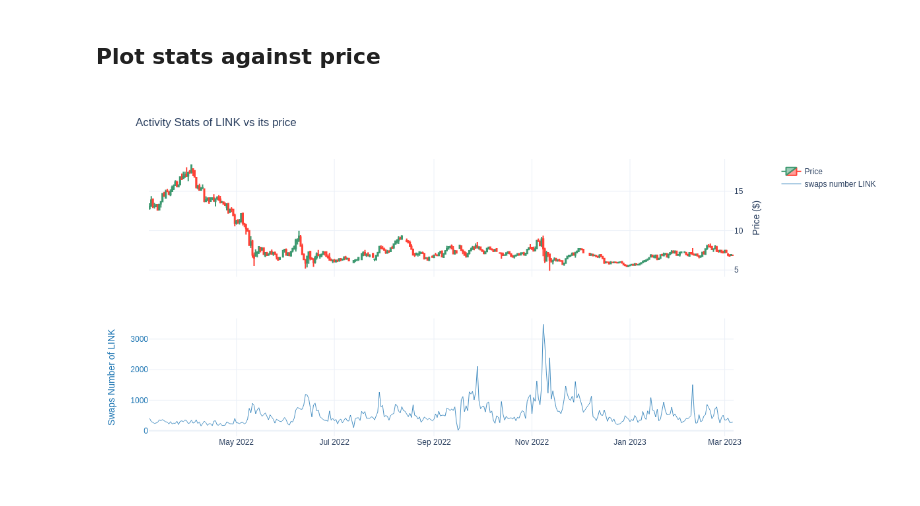
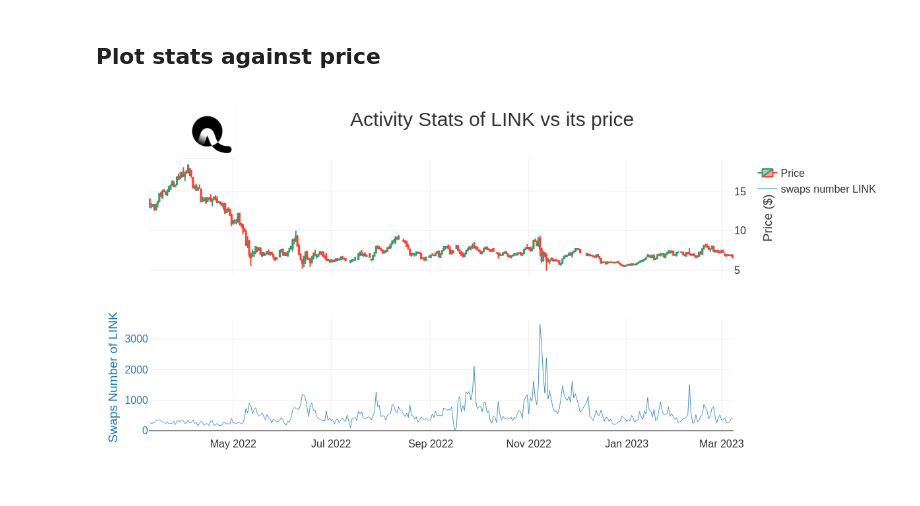
Before and after one commit to QuantNodeAI/quantnote-query-client, a Jupyter notebook: examples/LINK_info.ipynb, the cells around one changed output. Drawn from its saved outputs; the diff is of its cells as text; code cells hidden in the pictures.

```diff
--- a/examples/LINK_info.ipynb
+++ b/examples/LINK_info.ipynb
@@ -167,32 +168,32 @@ fig.update_layout(
     xaxis_rangeslider_visible=False,
     # paper_bgcolor='rgba(0,0,0,0)',
     # plot_bgcolor='rgba(0,0,0,0)',
     yaxis=dict(
         title="Price ($)",
         anchor="x",
         overlaying="y",
         side="right",
         tickmode="sync",
     ),
     legend=dict(
         yanchor="top",
         y=0.99,
         xanchor="right",
         x=1.25
     ),
-    template = "plotly_white"
+    template = "quantnote"
 )
 
 fig.update_yaxes(title="Swaps Number of {token}".format(token=token['symbol'][0]),
                  titlefont=dict(
                      color="#1f77b4"
                  ),
                  tickfont=dict(
                      color="#1f77b4"
                  ),
                  tickmode="sync",
                  row=2, col=1)
 
 fig.show("png")
 # %% [output]
-[figure, old version]
+[figure, new version]
```
Also changed, not shown: parts of 6 cells of this notebook, 7 other files.
